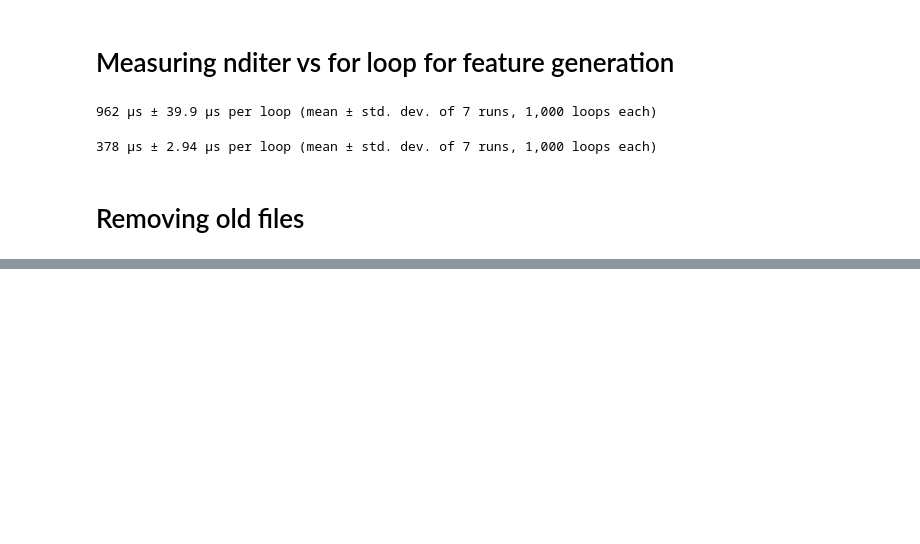
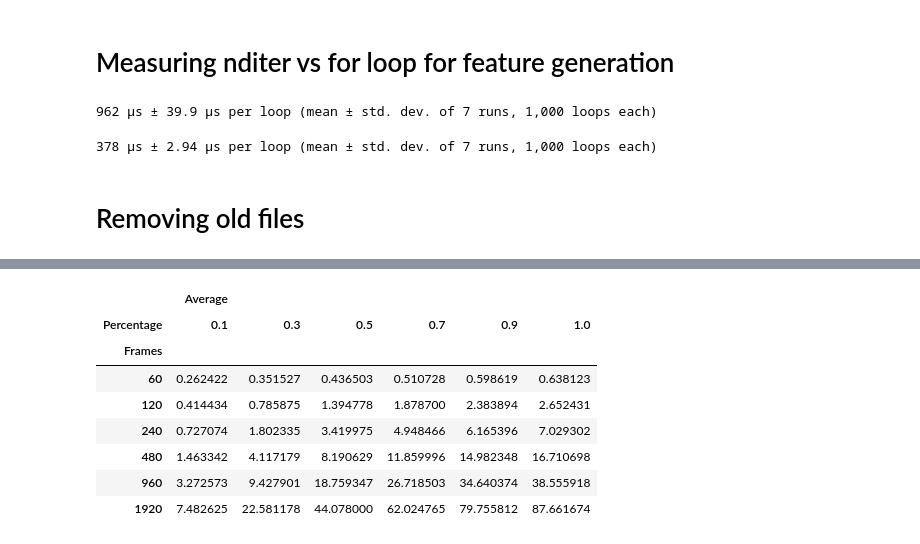
Before and after one commit to amanzer/QGIS-MobilityDB, a Jupyter notebook: experiment9_sql_optimization/matrix_code_optimizations.ipynb, the cells around one changed output, grey strips where cells are left out. Cells and saved outputs as stored; diff of their text form; code cells hidden in the pictures; blank space fills up the shorter version.

```diff
--- a/experiment9_sql_optimization/matrix_code_optimizations.ipynb
+++ b/experiment9_sql_optimization/matrix_code_optimizations.ipynb
@@ -885,0 +1544,13 @@ os.makedirs(directory_path)
+# %%
+df_unstacked = df.unstack(level=-1)
+df_unstacked
+# %% [output]
+|  | Average |  |  |  |  |  |
+| Percentage | 0.1 | 0.3 | 0.5 | 0.7 | 0.9 | 1.0 |
+| Frames |  |  |  |  |  |  |
+| 60 | 0.262422 | 0.351527 | 0.436503 | 0.510728 | 0.598619 | 0.638123 |
+| 120 | 0.414434 | 0.785875 | 1.394778 | 1.878700 | 2.383894 | 2.652431 |
+| 240 | 0.727074 | 1.802335 | 3.419975 | 4.948466 | 6.165396 | 7.029302 |
+| 480 | 1.463342 | 4.117179 | 8.190629 | 11.859996 | 14.982348 | 16.710698 |
+| 960 | 3.272573 | 9.427901 | 18.759347 | 26.718503 | 34.640374 | 38.555918 |
+| 1920 | 7.482625 | 22.581178 | 44.078000 | 62.024765 | 79.755812 | 87.661674 |
```
Also changed, not shown: parts of 53 cells of this notebook, 3 other files.
